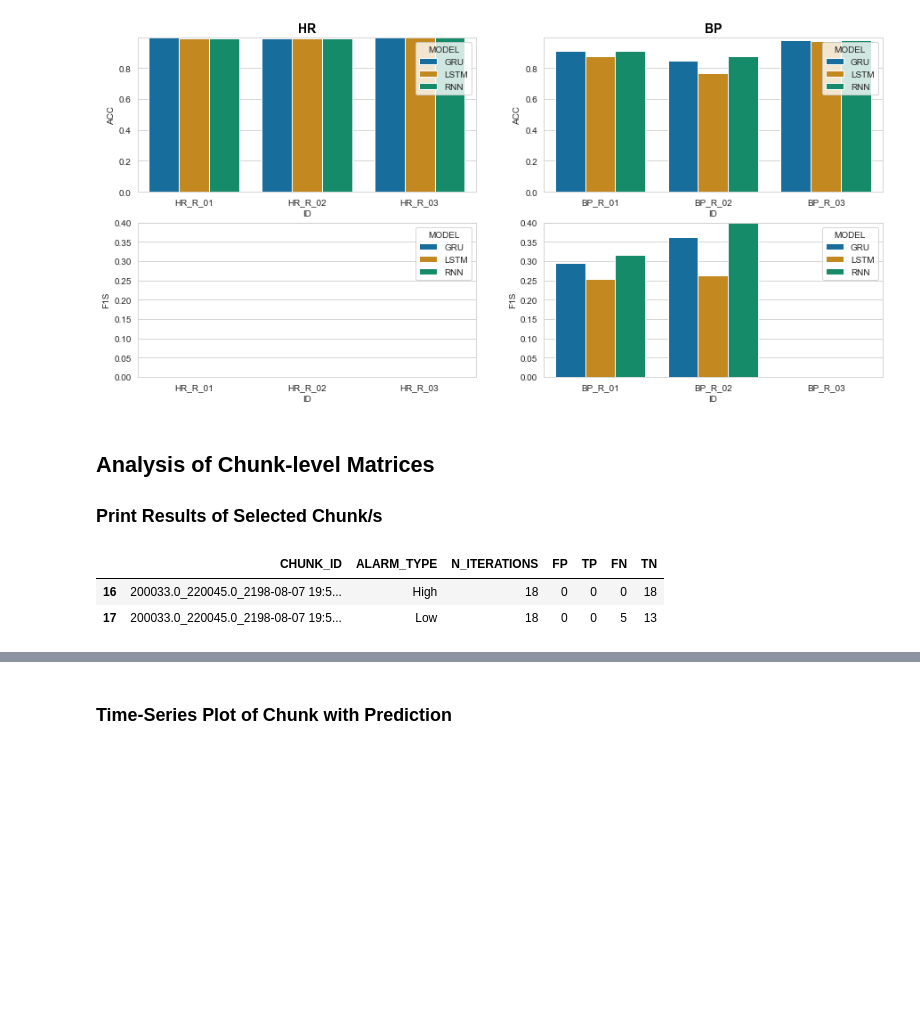
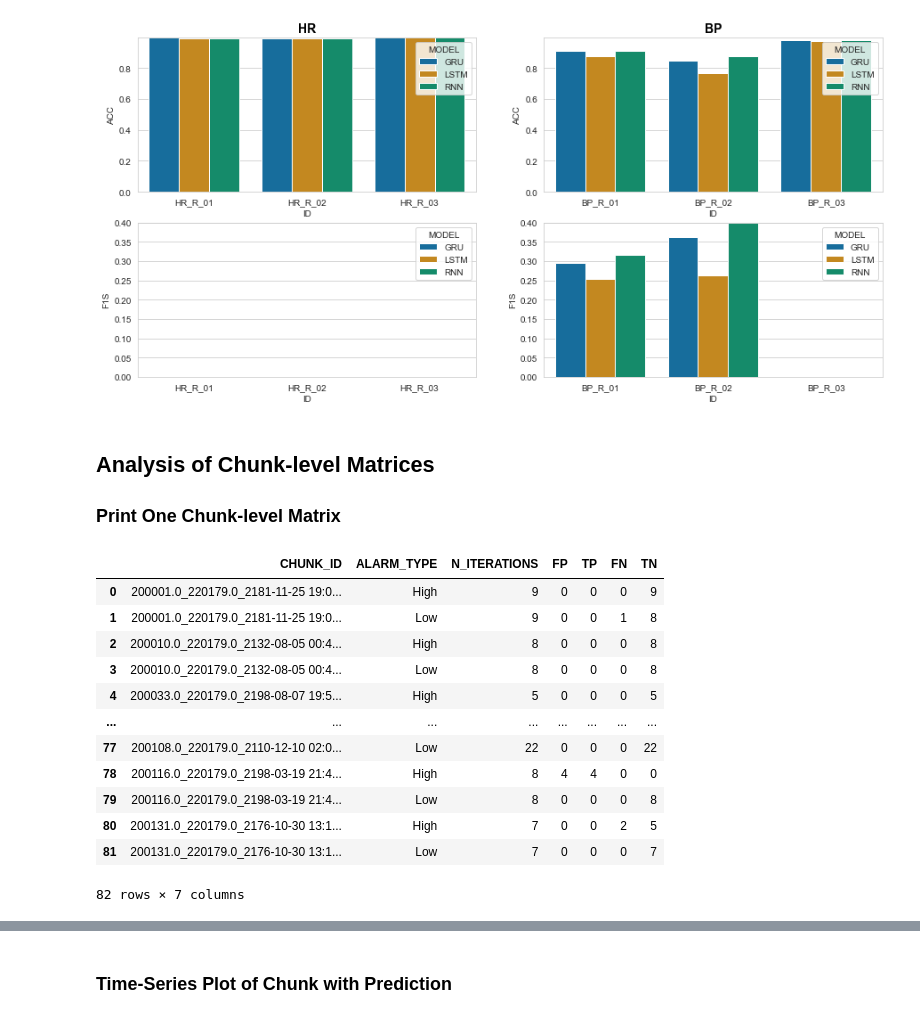
Before and after one commit to denise97/dhl2021, a Jupyter notebook: mimic_prediction_rnn/analysis_models_and_chunks.ipynb, the cells around one changed output, grey strips where cells are left out. Drawn from its saved outputs; the diff is of its cells as text; code cells hidden in the pictures; blank space fills up the shorter version.

```diff
--- a/mimic_prediction_rnn/analysis_models_and_chunks.ipynb
+++ b/mimic_prediction_rnn/analysis_models_and_chunks.ipynb
@@ -252,39 +255,37 @@ fig.savefig(f'../../plots/darts/{n_chunks}_chunks/acc_f1s_model_result_matrix.pn
 # %% [markdown]
 ## Analysis of Chunk-level Matrices
 
-### Print Results of Selected Chunk/s
+### Print One Chunk-level Matrix
 # %%
 import pickle5 as pickle
-
-# TODO: as soon as we decided for a uniform layout, complement chunk-level matrices
-
-# => Proposal: change
-#              ['CHUNK_ID', 'ALARM_TYPE', 'N_ITERATIONS', 'FP', 'TP', 'FN', 'TN']
-#              to
-#              ['CHUNK_ID', 'PARAMETER', 'MODEL', 'ENDOGENOUS', 'EXOGENOUS', 'FORECAST_TYPE', 'FIRST_FORECAST',
-#               'ALARM_TYPE', 'FP', 'TP', 'FN', 'TN', 'N_ITERATIONS']
-#              and insert metrics in analysis script
 
 # Define parameters to adjust
 n_chunks = 1000
 model_type = 'RNN'
-parameter = 'hr'
+parameter = 'bp'
 endogenous_input = 'MEDIAN'
 
 # Define path to all chunk-level matrices produced by prediction
 path_to_chunk_matrices = f'../../data/darts/{n_chunks}_chunks'
 
 # Read chunk-specific matrix
 chunks_matrix_f = open(f'{path_to_chunk_matrices}/confusion_matrix_chunks_{model_type}_{parameter}_{endogenous_input}.pickle', 'rb')
 chunks_matrix = pickle.load(chunks_matrix_f)
 chunks_matrix_f.close()
 
 # Show chunk-specific matrix
-#display(chunks_matrix)
-
-# Show one chunk result
-display(chunks_matrix[chunks_matrix['CHUNK_ID'] == '200033.0_220045.0_2198-08-07 19:53:00'])
+display(chunks_matrix)
 # %% [output]
 |  | CHUNK_ID | ALARM_TYPE | N_ITERATIONS | FP | TP | FN | TN |
-| 16 | 200033.0_220045.0_2198-08-07 19:5... | High | 18 | 0 | 0 | 0 | 18 |
-| 17 | 200033.0_220045.0_2198-08-07 19:5... | Low | 18 | 0 | 0 | 5 | 13 |
+| 0 | 200001.0_220179.0_2181-11-25 19:0... | High | 9 | 0 | 0 | 0 | 9 |
+| 1 | 200001.0_220179.0_2181-11-25 19:0... | Low | 9 | 0 | 0 | 1 | 8 |
+| 2 | 200010.0_220179.0_2132-08-05 00:4... | High | 8 | 0 | 0 | 0 | 8 |
+| 3 | 200010.0_220179.0_2132-08-05 00:4... | Low | 8 | 0 | 0 | 0 | 8 |
+| 4 | 200033.0_220179.0_2198-08-07 19:5... | High | 5 | 0 | 0 | 0 | 5 |
+| ... | ... | ... | ... | ... | ... | ... | ... |
+| 77 | 200108.0_220179.0_2110-12-10 02:0... | Low | 22 | 0 | 0 | 0 | 22 |
+| 78 | 200116.0_220179.0_2198-03-19 21:4... | High | 8 | 4 | 4 | 0 | 0 |
+| 79 | 200116.0_220179.0_2198-03-19 21:4... | Low | 8 | 0 | 0 | 0 | 8 |
+| 80 | 200131.0_220179.0_2176-10-30 13:1... | High | 7 | 0 | 0 | 2 | 5 |
+| 81 | 200131.0_220179.0_2176-10-30 13:1... | Low | 7 | 0 | 0 | 0 | 7 |
+82 rows × 7 columns
```
Also changed, not shown: parts of 9 cells of this notebook, 4 other files.
